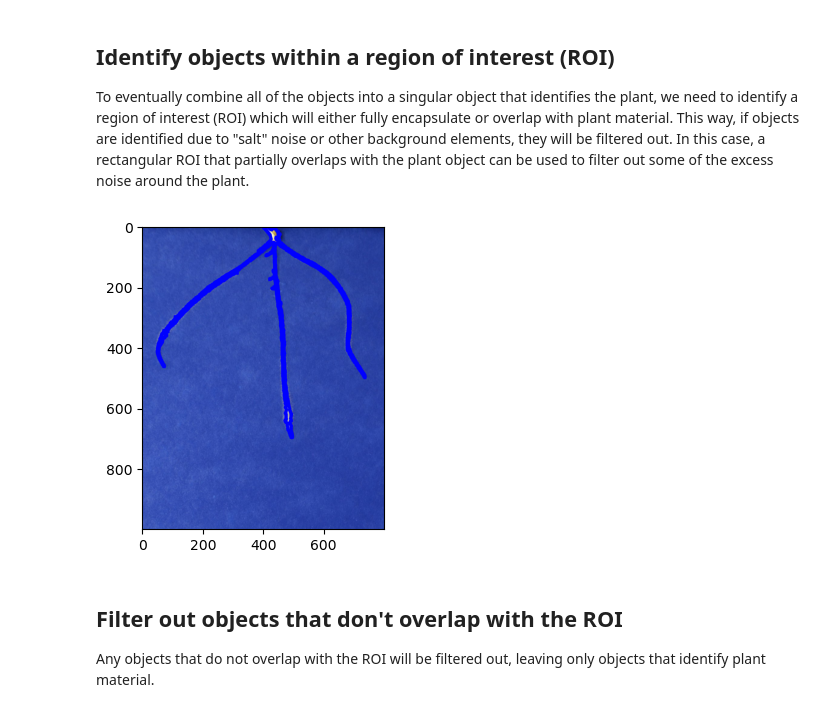
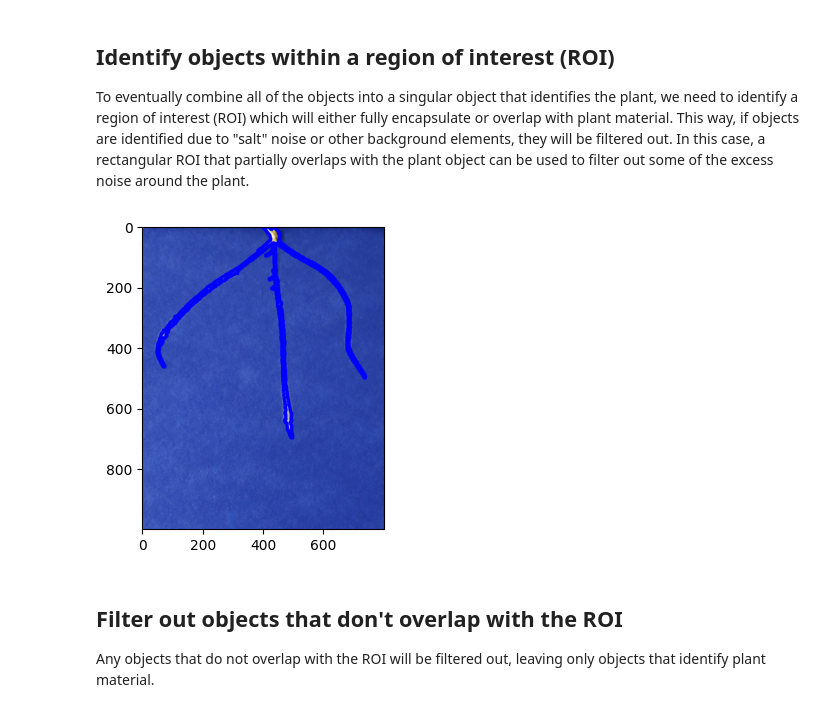
Before and after one commit to danforthcenter/plantcv-binder, a Jupyter notebook: notebooks/root_analysis/root_size_and_shape_tutorial.ipynb, the cells around one changed output. Cells and saved outputs as stored; diff of their text form; code cells hidden in the pictures.

```diff
--- a/notebooks/root_analysis/root_size_and_shape_tutorial.ipynb
+++ b/notebooks/root_analysis/root_size_and_shape_tutorial.ipynb
@@ -120,0 +124,2 @@ a_thresh = pcv.threshold.binary(gray_img=a, threshold=135, max_value=255, object
+# %%
+dilated = pcv.dilate(gray_img=a_thresh, ksize=3, i=1)
@@ -120,0 +128,2 @@ a_thresh = pcv.threshold.binary(gray_img=a, threshold=135, max_value=255, object
+# %%
+filled_mask = pcv.fill_holes(bin_img=dilated)
@@ -137,10 +148,10 @@ To eventually combine all of the objects into a singular object that identifies
 # %%
 # Inputs:
 #   img     = image
 #   bin_img = binary mask for image
-roi, roi_hierarchy = pcv.roi.from_binary_image(img=img_cropped, bin_img=a_thresh)
+roi, roi_hierarchy = pcv.roi.from_binary_image(img=img_cropped, bin_img=filled_mask)
 # %% [output]
-[figure, old version]
+[figure, new version]
 # %% [markdown]
 ## Filter out objects that don't overlap with the ROI
 Any objects that do not overlap with the ROI will be filtered out, leaving only objects that identify plant material.
```
Also changed, not shown: parts of 11 cells of this notebook.
